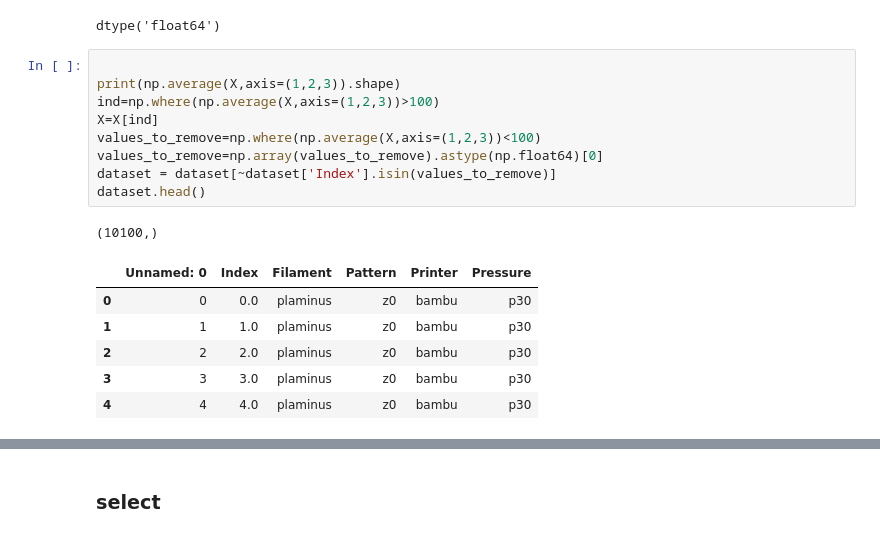
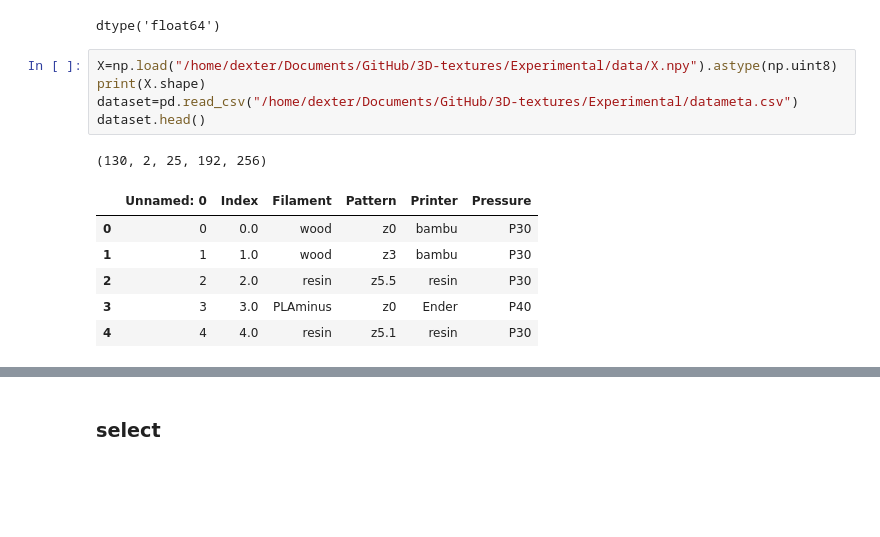
Before and after one commit to shepai/3D-textures, a Jupyter notebook: Experimental/all_the_same.ipynb, the cells around one changed output, grey strips where cells are left out. Cells and saved outputs as stored; diff of their text form; blank space fills up the shorter version.

```diff
--- a/Experimental/all_the_same.ipynb
+++ b/Experimental/all_the_same.ipynb
@@ -192,20 +192,16 @@ print(dataset['Pressure'].unique())
 dataset['Index'].dtype
 # %% [output]
 dtype('float64')
-# %%
-
-print(np.average(X,axis=(1,2,3)).shape)
-ind=np.where(np.average(X,axis=(1,2,3))>100)
-X=X[ind]
-values_to_remove=np.where(np.average(X,axis=(1,2,3))<100)
-values_to_remove=np.array(values_to_remove).astype(np.float64)[0]
-dataset = dataset[~dataset['Index'].isin(values_to_remove)]
-dataset.head()
-# %% [output]
-(10100,)
-|  | Unnamed: 0 | Index | Filament | Pattern | Printer | Pressure |
-| 0 | 0 | 0.0 | plaminus | z0 | bambu | p30 |
-| 1 | 1 | 1.0 | plaminus | z0 | bambu | p30 |
-| 2 | 2 | 2.0 | plaminus | z0 | bambu | p30 |
-| 3 | 3 | 3.0 | plaminus | z0 | bambu | p30 |
-| 4 | 4 | 4.0 | plaminus | z0 | bambu | p30 |
+# %%
+X=np.load("/home/dexter/Documents/GitHub/3D-textures/Experimental/data/X.npy").astype(np.uint8)
+print(X.shape)
+dataset=pd.read_csv("/home/dexter/Documents/GitHub/3D-textures/Experimental/datameta.csv")
+dataset.head()
+# %% [output]
+(130, 2, 25, 192, 256)
+|  | Unnamed: 0 | Index | Filament | Pattern | Printer | Pressure |
+| 0 | 0 | 0.0 | wood | z0 | bambu | P30 |
+| 1 | 1 | 1.0 | wood | z3 | bambu | P30 |
+| 2 | 2 | 2.0 | resin | z5.5 | resin | P30 |
+| 3 | 3 | 3.0 | PLAminus | z0 | Ender | P40 |
+| 4 | 4 | 4.0 | resin | z5.1 | resin | P30 |
```
Also changed, not shown: parts of 5 cells of this notebook, 1 other file.
